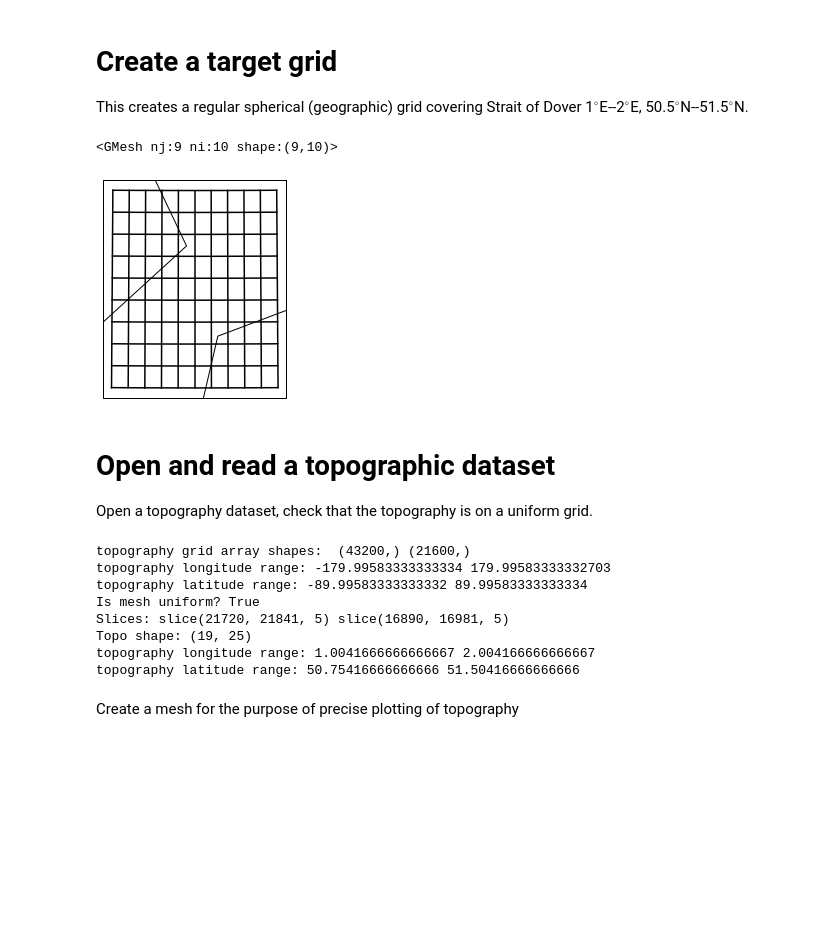
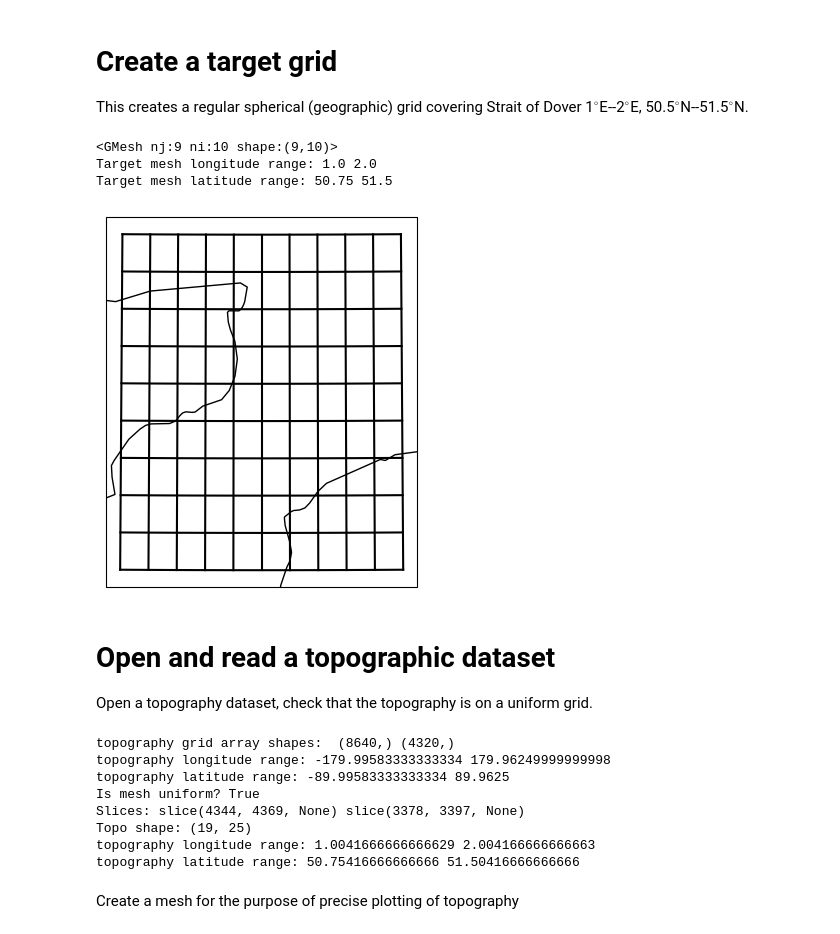
Before and after one commit to adcroft/thin-wall-topography, a Jupyter notebook: python/04 Demo simple refinement to sample a regular grid.ipynb, the cells around one changed output. Drawn from its saved outputs; the diff is of its cells as text; code cells hidden in the pictures; blank space fills up the shorter version.

Commit message:
Re-ran notebooks with imp replaced by importlib

```diff
--- a/python/04 Demo simple refinement to sample a regular grid.ipynb
+++ b/python/04 Demo simple refinement to sample a regular grid.ipynb
@@ -13,43 +12,53 @@ import matplotlib.pyplot as plt
 This creates a regular spherical (geographic) grid covering Strait of Dover 1$^\circ$E--2$^\circ$E, 50.5$^\circ$N--51.5$^\circ$N.
 # %%
 #Reload the GMesh tool (in case you change something in the tool and want it to take effect in this notebook)
-imp.reload(GMesh)
+importlib.reload(GMesh)
 target_mesh = GMesh.GMesh( lon=np.linspace(1, 2, 11), lat=np.linspace(50.75, 51.5, 10) )
 print( target_mesh )
 ax = plt.subplot(111, projection=cartopy.crs.NearsidePerspective(central_longitude=1.5, central_latitude=51))
 ax.coastlines()
 target_mesh.plot(ax, transform=cartopy.crs.Geodetic())
+print('Target mesh longitude range:',target_mesh.lon.min(),target_mesh.lon.max())
+print('Target mesh latitude range:',target_mesh.lat.min(),target_mesh.lat.max())
 # %% [output]
 <GMesh nj:9 ni:10 shape:(9,10)>
+Target mesh longitude range: 1.0 2.0
+Target mesh latitude range: 50.75 51.5
-[figure, old version]
+[figure, new version]
 # %% [markdown]
 # Open and read a topographic dataset
 
 Open a topography dataset, check that the topography is on a uniform grid.
 # %%
 # URL of topographic data, names of longitude, latitude and elevation variables
-# url,vx,vy,ve = '/archive/gold/datasets/topography/GEBCO_08_v1.nc','longitude','latitude','depth'
-url,vx,vy,ve = '/net2/nnz/thin-wall-topography/python/workdir/GEBCO_2014_2D.nc','lon','lat','elevation'
+url,vx,vy,ve = '/archive/gold/datasets/topography/GEBCO_08_v1.nc','longitude','latitude','depth'
+# url,vx,vy,ve = '/archive/gold/datasets/topography/GEBCO_2023/GEBCO_2023.nc','lon','lat','elevation'
 # url,vx,vy,ve = 'http://thredds.socib.es/thredds/dodsC/ancillary_data/bathymetry/MED_GEBCO_30sec.nc','lon','lat','elevation'
 # url,vx,vy,ve = 'http://iridl.ldeo.columbia.edu/SOURCES/.NOAA/.NGDC/.ETOPO1/.z_bedrock/dods','lon','lat','z_bedrock'
 topo_data = netCDF4.Dataset(url)
 
 # Read coordinates of topography
-topo_lon = np.array( topo_data.variables[vx][:] )
-topo_lat = np.array( topo_data.variables[vy][:] )
-print('topography grid array shapes: ' , topo_lon.shape,topo_lat.shape)
+topo_lon = np.array( topo_data.variables[vx] )
+topo_lat = np.array( topo_data.variables[vy] )
+
+# Shrink topo data for purposes of vizualization/testing
+subsamp = slice(None,None,5)
+topo_data_z = topo_data.variables[ve][subsamp,subsamp]
+topo_lon = topo_lon[subsamp]
+topo_lat = topo_lat[subsamp]
+
+print('topography grid array shapes: ',topo_lon.shape,topo_lat.shape)
 print('topography longitude range:',topo_lon.min(),topo_lon.max())
 print('topography latitude range:',topo_lat.min(),topo_lat.max())
 
 print('Is mesh uniform?', GMesh.is_mesh_uniform( topo_lon, topo_lat ) )
 
 # Indices in topographic data
-ti,tj = target_mesh.find_nn_uniform_source( topo_lon, topo_lat )
-tis,tjs = slice(ti.min(), ti.max()+1,5), slice(tj.min(), tj.max()+1,5)
+tis,tjs = target_mesh.find_source_spanning_slices( topo_lon, topo_lat )
 print('Slices:', tis, tjs )
 
 # Read elevation data
-topo_elv = topo_data.variables[ve][tjs,tis]
+topo_elv = topo_data_z[tjs,tis]
 # Extract appropriate coordinates
 topo_lon = topo_lon[tis]
 topo_lat = topo_lat[tjs]
@@ -58,13 +67,13 @@ print('Topo shape:', topo_elv.shape)
 print('topography longitude range:',topo_lon.min(),topo_lon.max())
 print('topography latitude range:',topo_lat.min(),topo_lat.max())
 # %% [output]
-topography grid array shapes:  (43200,) (21600,)
-topography longitude range: -179.99583333333334 179.99583333332703
-topography latitude range: -89.99583333333332 89.99583333333334
+topography grid array shapes:  (8640,) (4320,)
+topography longitude range: -179.99583333333334 179.96249999999998
+topography latitude range: -89.99583333333334 89.9625
 Is mesh uniform? True
-Slices: slice(21720, 21841, 5) slice(16890, 16981, 5)
+Slices: slice(4344, 4369, None) slice(3378, 3397, None)
 Topo shape: (19, 25)
-topography longitude range: 1.0041666666666667 2.004166666666667
+topography longitude range: 1.0041666666666629 2.004166666666663
 topography latitude range: 50.75416666666666 51.50416666666666
 # %% [markdown]
 Create a mesh for the purpose of precise plotting of topography
```
Also changed, not shown: parts of 10 cells of this notebook, 11 other files.
